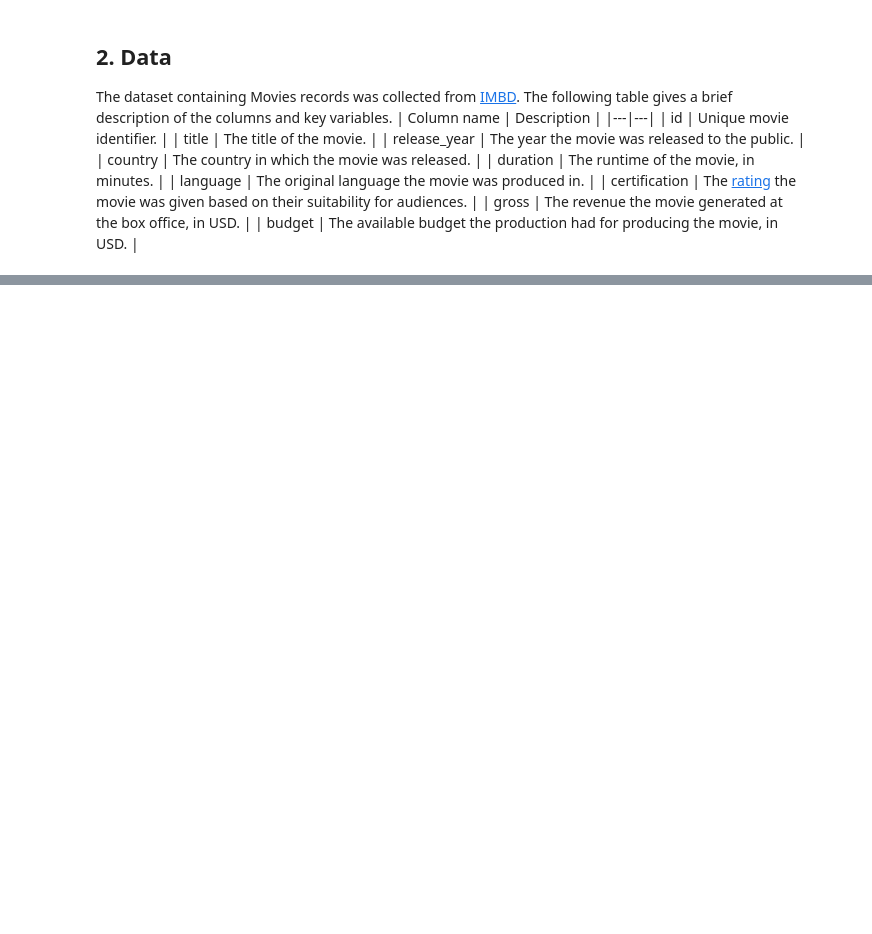
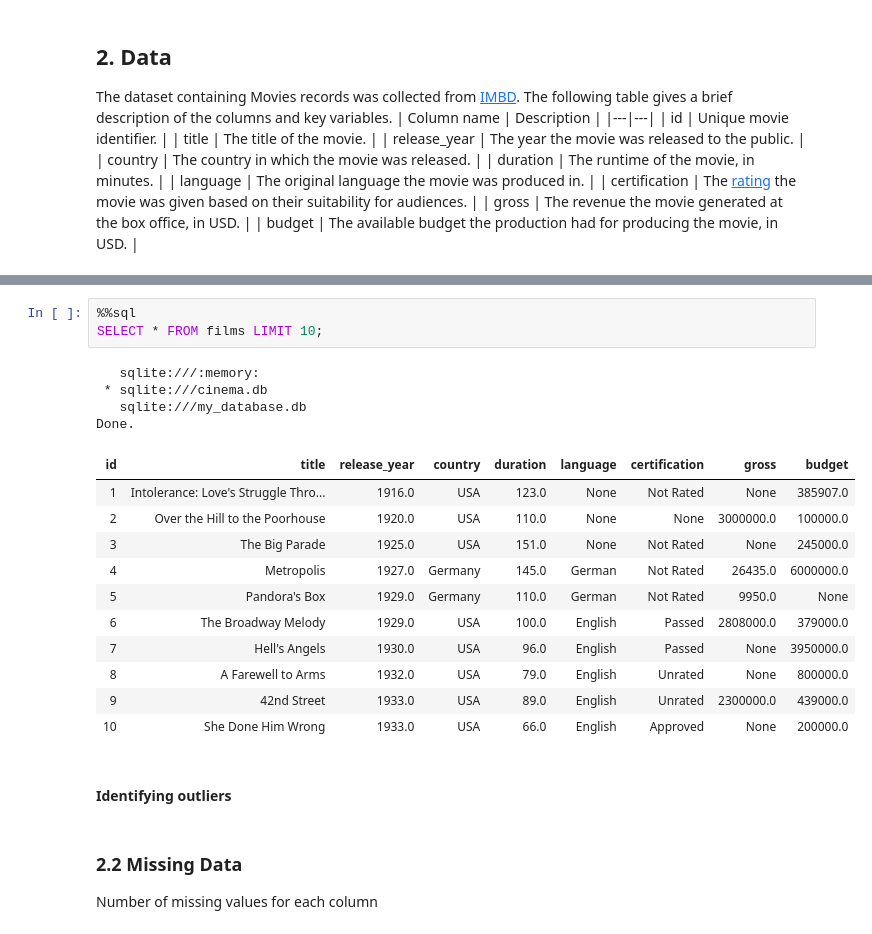
Before and after one commit to jshahna/Successful-Hollywood-Movies, a Jupyter notebook: Successful-Hollywood-Movies.ipynb, the cells around one changed output, grey strips where cells are left out. Saved outputs shown, nothing was run; the diff lists cells and outputs as text; blank space fills up the shorter version.

```diff
--- a/Successful-Hollywood-Movies.ipynb
+++ b/Successful-Hollywood-Movies.ipynb
@@ -33,0 +74,24 @@ SyntaxError: invalid syntax (1564898380.py, line 1)
+# %%
+%%sql
+SELECT * FROM films LIMIT 10;
+# %% [output]
+   sqlite:///:memory:
+ * sqlite:///cinema.db
+   sqlite:///my_database.db
+Done.
+| id | title | release_year | country | duration | language | certification | gross | budget |
+| 1 | Intolerance: Love's Struggle Thro... | 1916.0 | USA | 123.0 | None | Not Rated | None | 385907.0 |
+| 2 | Over the Hill to the Poorhouse | 1920.0 | USA | 110.0 | None | None | 3000000.0 | 100000.0 |
+| 3 | The Big Parade | 1925.0 | USA | 151.0 | None | Not Rated | None | 245000.0 |
+| 4 | Metropolis | 1927.0 | Germany | 145.0 | German | Not Rated | 26435.0 | 6000000.0 |
+| 5 | Pandora's Box | 1929.0 | Germany | 110.0 | German | Not Rated | 9950.0 | None |
+| 6 | The Broadway Melody | 1929.0 | USA | 100.0 | English | Passed | 2808000.0 | 379000.0 |
+| 7 | Hell's Angels | 1930.0 | USA | 96.0 | English | Passed | None | 3950000.0 |
+| 8 | A Farewell to Arms | 1932.0 | USA | 79.0 | English | Unrated | None | 800000.0 |
+| 9 | 42nd Street | 1933.0 | USA | 89.0 | English | Unrated | 2300000.0 | 439000.0 |
+| 10 | She Done Him Wrong | 1933.0 | USA | 66.0 | English | Approved | None | 200000.0 |
+# %% [markdown]
+#### Identifying outliers
+# %% [markdown]
+### 2.2 Missing Data
+Number of missing values for each column
```
Also changed, not shown: parts of 27 cells of this notebook, 1 other file.
